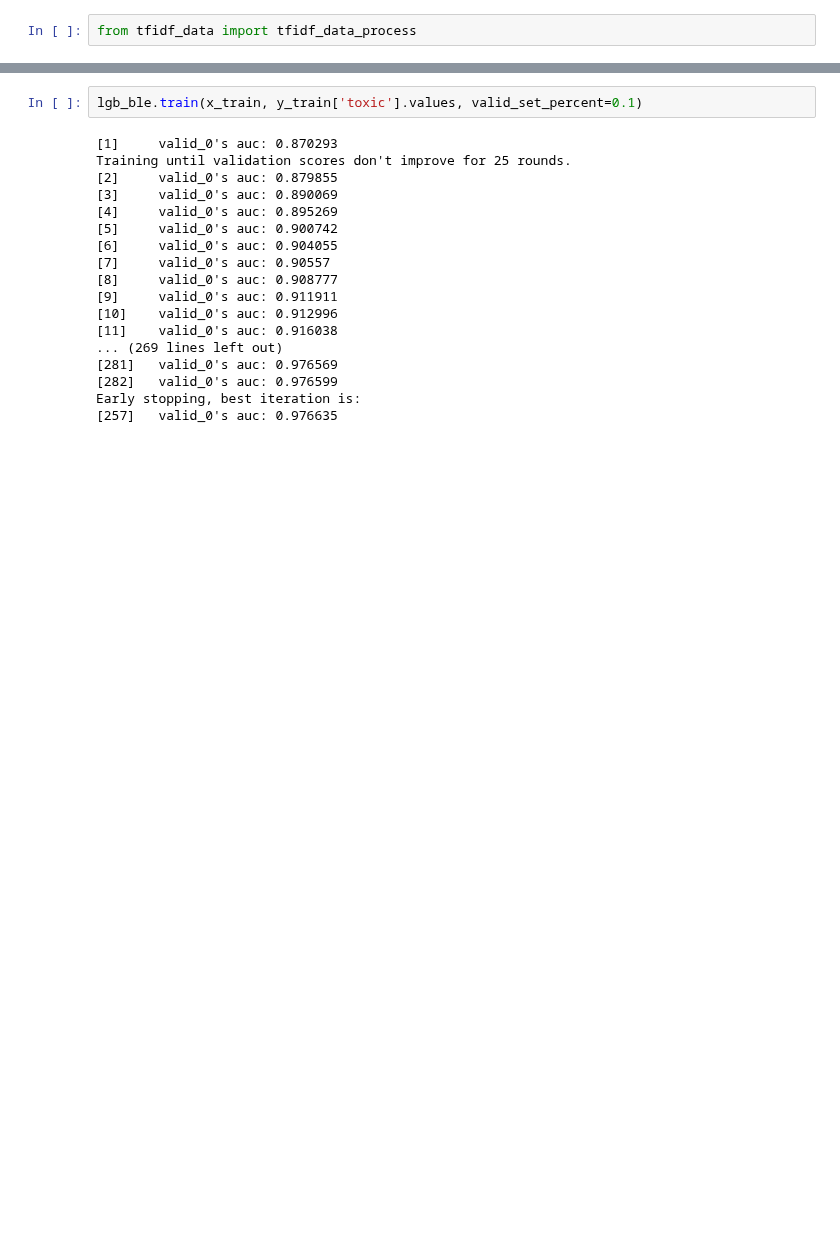
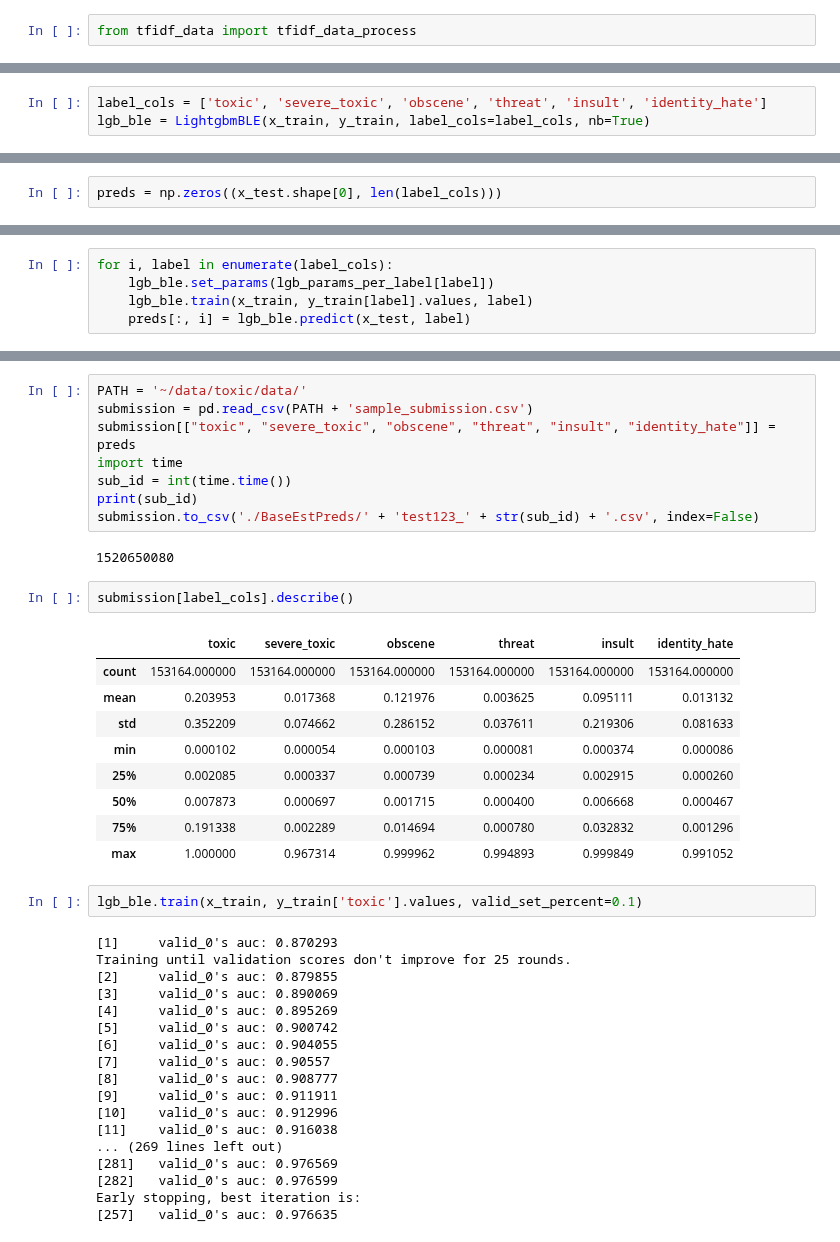
Before and after one commit to wluo-personal/Kaggle, a Jupyter notebook: toxic/sc/stacking/TEST_base_layer_utils.ipynb, the cells around one changed output, grey strips where cells are left out. Drawn from its saved outputs; the diff is of its cells as text; blank space fills up the shorter version.

Commit message:
test lightgbm best params

```diff
--- a/toxic/sc/stacking/TEST_base_layer_utils.ipynb
+++ b/toxic/sc/stacking/TEST_base_layer_utils.ipynb
@@ -381,0 +293,3 @@ pandas.core.frame.DataFrame
+# %%
+label_cols = ['toxic', 'severe_toxic', 'obscene', 'threat', 'insult', 'identity_hate']
+lgb_ble = LightgbmBLE(x_train, y_train, label_cols=label_cols, nb=True)
@@ -381,0 +305,2 @@ pandas.core.frame.DataFrame
+# %%
+preds = np.zeros((x_test.shape[0], len(label_cols)))
@@ -381,0 +311,5 @@ pandas.core.frame.DataFrame
+# %%
+for i, label in enumerate(label_cols):
+    lgb_ble.set_params(lgb_params_per_label[label])
+    lgb_ble.train(x_train, y_train[label].values, label)
+    preds[:, i] = lgb_ble.predict(x_test, label)
@@ -382,3 +338,25 @@ pandas.core.frame.DataFrame
+# %%
+PATH = '~/data/toxic/data/'
+submission = pd.read_csv(PATH + 'sample_submission.csv')
+submission[["toxic", "severe_toxic", "obscene", "threat", "insult", "identity_hate"]] = preds
+import time
+sub_id = int(time.time())
+print(sub_id)
+submission.to_csv('./BaseEstPreds/' + 'test123_' + str(sub_id) + '.csv', index=False)
+# %% [output]
+1520650080
+# %%
+submission[label_cols].describe()
+# %% [output]
+|  | toxic | severe_toxic | obscene | threat | insult | identity_hate |
+| count | 153164.000000 | 153164.000000 | 153164.000000 | 153164.000000 | 153164.000000 | 153164.000000 |
+| mean | 0.203953 | 0.017368 | 0.121976 | 0.003625 | 0.095111 | 0.013132 |
+| std | 0.352209 | 0.074662 | 0.286152 | 0.037611 | 0.219306 | 0.081633 |
+| min | 0.000102 | 0.000054 | 0.000103 | 0.000081 | 0.000374 | 0.000086 |
+| 25% | 0.002085 | 0.000337 | 0.000739 | 0.000234 | 0.002915 | 0.000260 |
+| 50% | 0.007873 | 0.000697 | 0.001715 | 0.000400 | 0.006668 | 0.000467 |
+| 75% | 0.191338 | 0.002289 | 0.014694 | 0.000780 | 0.032832 | 0.001296 |
+| max | 1.000000 | 0.967314 | 0.999962 | 0.994893 | 0.999849 | 0.991052 |
 # %%
 lgb_ble.train(x_train, y_train['toxic'].values, valid_set_percent=0.1)
 # %% [output]
```
Also changed, not shown: parts of 11 cells of this notebook, 6 other files.
